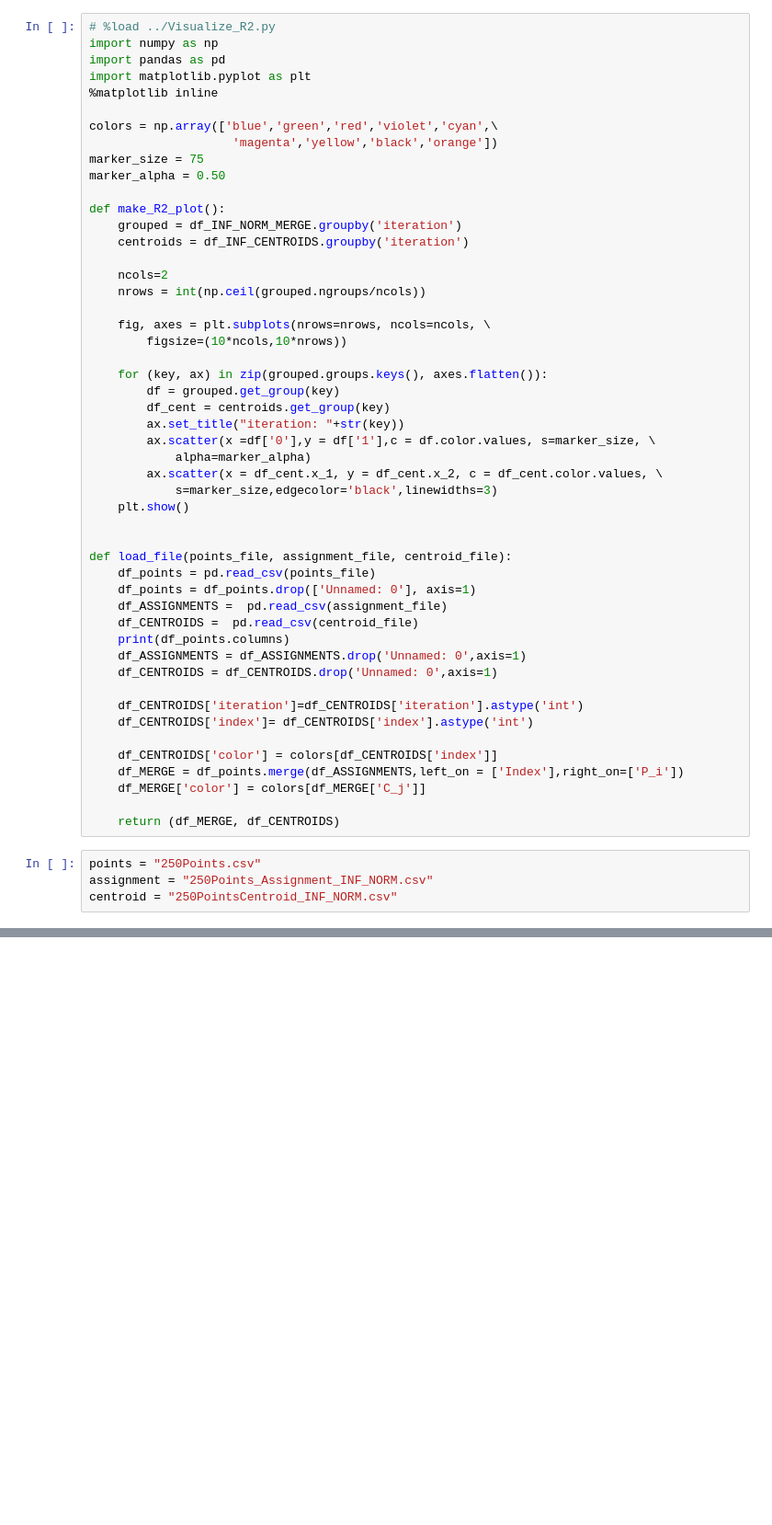
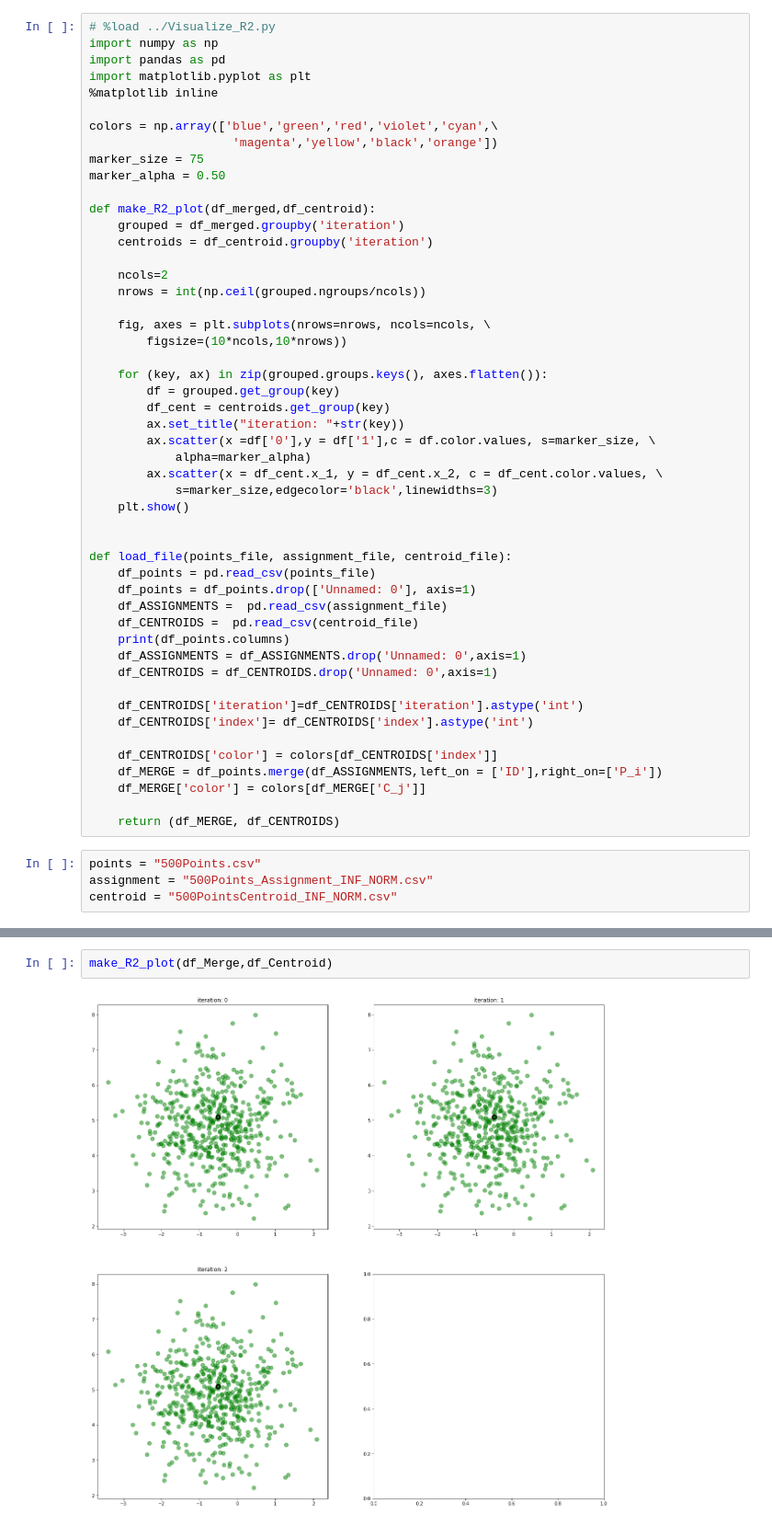
Before and after one commit to wongaz/ClusteringThesis, a Jupyter notebook: Clustering_Notebooks/Data/1Big/250 Visualizer.ipynb, the cells around one changed output, grey strips where cells are left out. Shown: that part at 92% size. Drawn from its saved outputs; the diff is of its cells as text; blank space fills up the shorter version.

```diff
--- a/Clustering_Notebooks/Data/1Big/250 Visualizer.ipynb
+++ b/Clustering_Notebooks/Data/1Big/250 Visualizer.ipynb
@@ -10,9 +10,9 @@ colors = np.array(['blue','green','red','violet','cyan',\
 marker_size = 75
 marker_alpha = 0.50
 
-def make_R2_plot():
-    grouped = df_INF_NORM_MERGE.groupby('iteration')
-    centroids = df_INF_CENTROIDS.groupby('iteration')
+def make_R2_plot(df_merged,df_centroid):
+    grouped = df_merged.groupby('iteration')
+    centroids = df_centroid.groupby('iteration')
 
     ncols=2
     nrows = int(np.ceil(grouped.ngroups/ncols))
@@ -44,14 +44,14 @@ def load_file(points_file, assignment_file, centroid_file):
     df_CENTROIDS['index']= df_CENTROIDS['index'].astype('int')
 
     df_CENTROIDS['color'] = colors[df_CENTROIDS['index']]
-    df_MERGE = df_points.merge(df_ASSIGNMENTS,left_on = ['Index'],right_on=['P_i'])
+    df_MERGE = df_points.merge(df_ASSIGNMENTS,left_on = ['ID'],right_on=['P_i'])
     df_MERGE['color'] = colors[df_MERGE['C_j']]
 
     return (df_MERGE, df_CENTROIDS)
 # %%
-points = "250Points.csv"
-assignment = "250Points_Assignment_INF_NORM.csv"
-centroid = "250PointsCentroid_INF_NORM.csv"
+points = "500Points.csv"
+assignment = "500Points_Assignment_INF_NORM.csv"
+centroid = "500PointsCentroid_INF_NORM.csv"
 # %%
 (df_Merge, df_Centroid) = load_file(points, assignment, centroid)
 # %% [output]
@@ -59,0 +59,4 @@ KeyError: 'Index'
+# %%
+make_R2_plot(df_Merge,df_Centroid)
+# %% [output]
+[figure, added]
```
Also changed, not shown: parts of 1 cell of this notebook, 13 other files.
